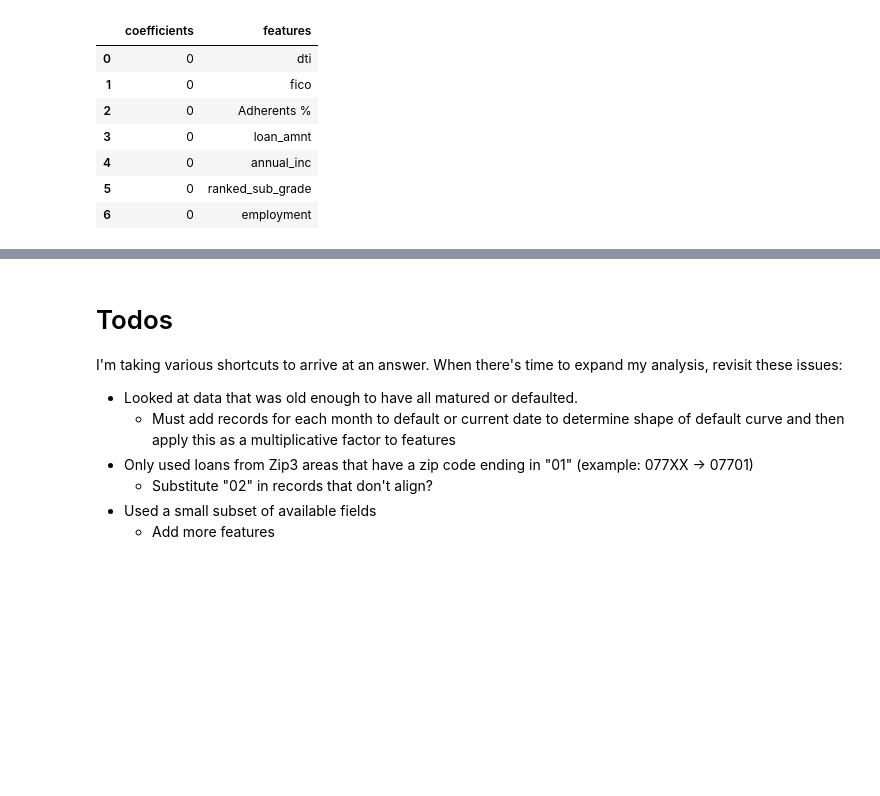
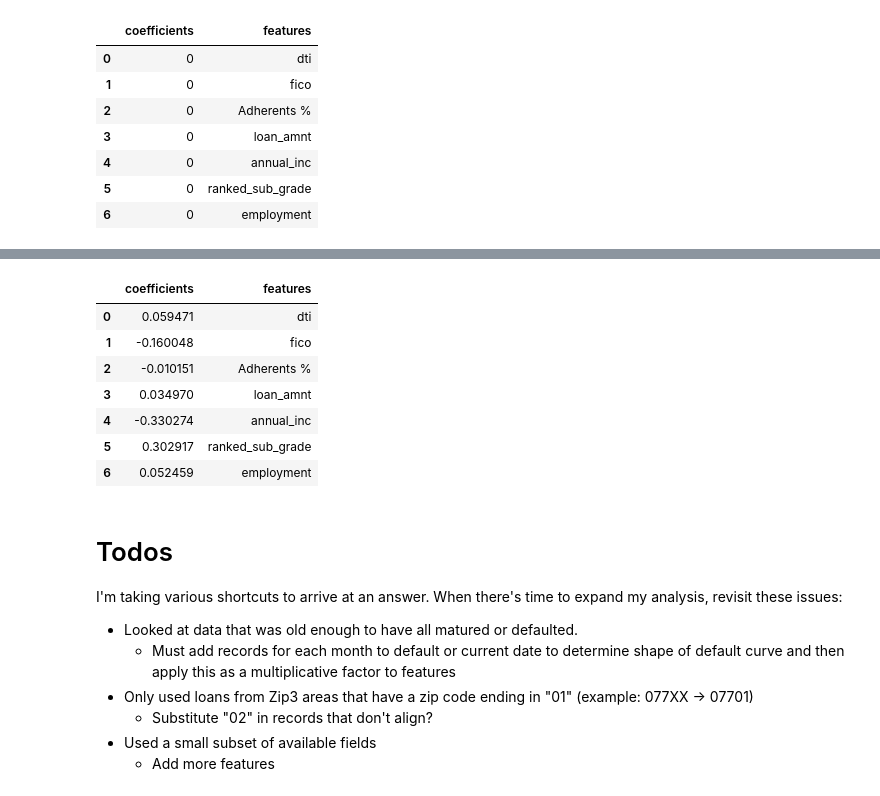
Before and after one commit to mschoeffler1/ds_portfolio, a Jupyter notebook: lending_club/LendingClub.ipynb, the cells around one changed output, grey strips where cells are left out. Saved outputs shown, nothing was run; the diff lists cells and outputs as text; code cells hidden in the pictures; blank space fills up the shorter version.

```diff
--- a/lending_club/LendingClub.ipynb
+++ b/lending_club/LendingClub.ipynb
@@ -381,7 +381,7 @@ import numpy as np
 full_data = full_data[np.isfinite(full_data['Adherents %'])]
 X = full_data[['dti', 'fico', 'Adherents %', 'loan_amnt', 'annual_inc', 'ranked_sub_grade', 'employment']]
 #X = full_data[['Adherents %']]
-y = full_data['loan_status'].map({'Fully Paid': 1, 'Charged Off': 0})
+y = full_data['loan_status'].map({'Fully Paid': 0, 'Charged Off': 1})
 # %% [markdown]
 # Split into training and test data
 # %%
@@ -416,4 +424,12 @@ Therefore, we will only build **logistic regressions**. More sophisticated model
 # Drop all features
 lr_none = LogisticRegression(C= .00001, class_weight=None, penalty="l1")
 lr_none.fit(X_train_std, y_train)
+
+# Drop the least predictive feature (turns out to be adherents)
+lr_all_but_adherents = LogisticRegression(C= .05, class_weight=None, penalty="l1")
+lr_all_but_adherents.fit(X_train_std, y_train)
+
+# include all features
+lr_all = LogisticRegression(C= .5, class_weight=None, penalty="l1")
+lr_all.fit(X_train_std, y_train)
 # %% [output]
@@ -481,3 +558,14 @@ pd.DataFrame({'features': X_train.columns, 'coefficients': lr_none.coef_[0]})
+# %%
+pd.DataFrame({'features': X_train.columns, 'coefficients': lr_all.coef_[0]})
+# %% [output]
+|  | coefficients | features |
+| 0 | 0.059471 | dti |
+| 1 | -0.160048 | fico |
+| 2 | -0.010151 | Adherents % |
+| 3 | 0.034970 | loan_amnt |
+| 4 | -0.330274 | annual_inc |
+| 5 | 0.302917 | ranked_sub_grade |
+| 6 | 0.052459 | employment |
 # %% [markdown]
 # Todos
 I'm taking various shortcuts to arrive at an answer. When there's time to expand my analysis, revisit these issues:
```
Also changed, not shown: parts of 18 cells of this notebook, 5 other files.
